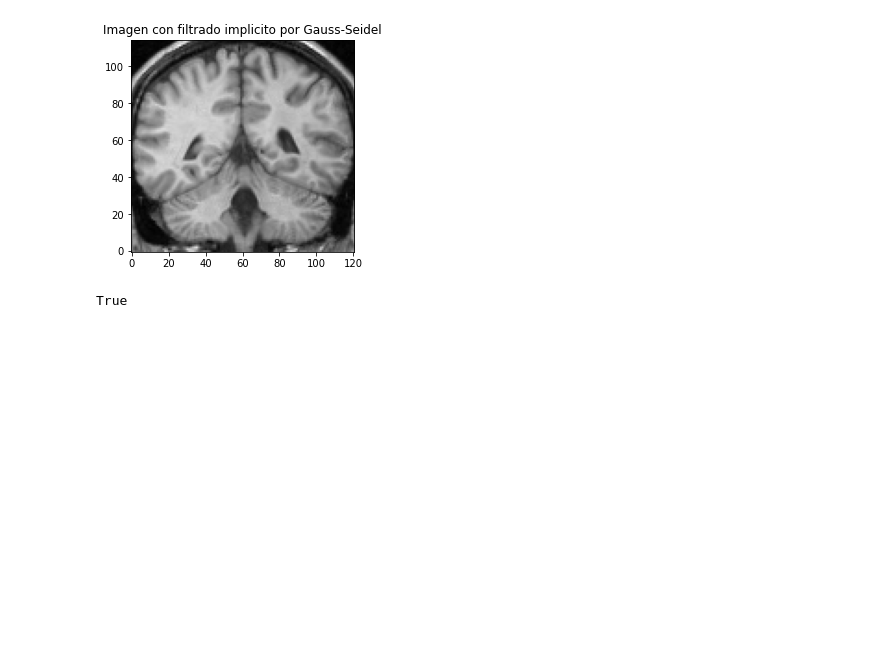
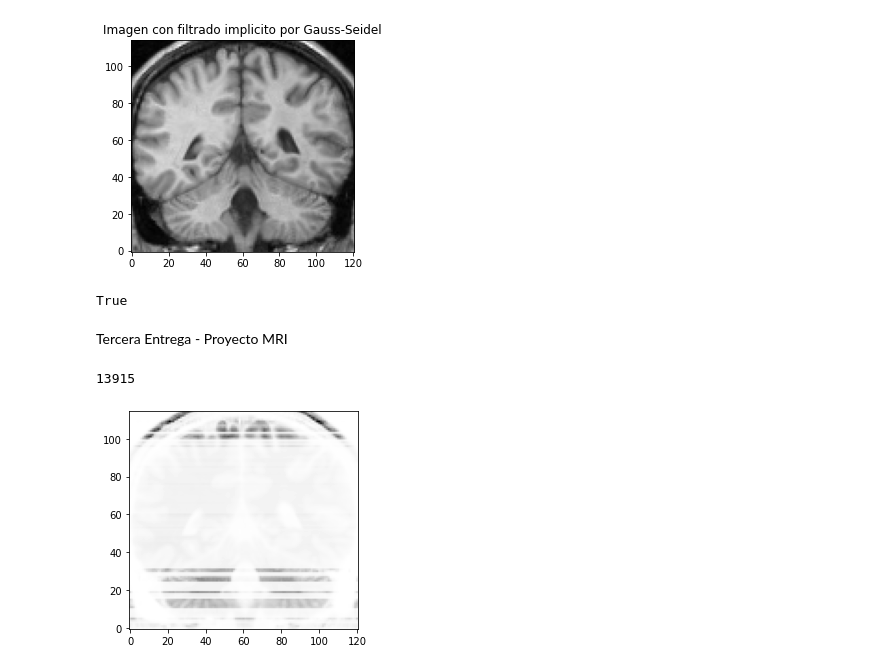
Before and after one commit to fabiansvc/project-mri, a Jupyter notebook: main.ipynb, the cells around one changed output. Drawn from its saved outputs; the diff is of its cells as text; code cells hidden in the pictures; blank space fills up the shorter version.

Commit message:
implementacion newton rapson, entrega numero 3

```diff
--- a/main.ipynb
+++ b/main.ipynb
@@ -235,7 +232,7 @@ def gaussseidel_method(A, x, b, maxit, tol):
 
     Q_tri_inf = np.tril(A, 0)
 
-    return method(A, x, b, Q_tri_inf, maxit, tol)
+    return general_method(A, x, b, Q_tri_inf, maxit, tol)
 # %%
 def x_to_img(img, x):
     i = j = 0
@@ -318,3 +314,40 @@ cv2.imwrite('img_8_4_j_05_10i.png', im2)
 cv2.imwrite('img_8_4_g_05_10i.png', im3)
 # %% [output]
 True
+# %% [markdown]
+Tercera Entrega - Proyecto MRI
+# %%
+# Media
+
+def media(img):
+    #percentil = stats.scoreatpercentile(img.flatten(), 20)
+    #median = np.median(img.flatten().flatten())
+    mean = np.mean(img.flatten())
+    #mode = np.mean(img)
+    return np.multiply(img, 1/mean)
+# %%
+def newtonRapson(im, n):
+    x_k_anterior = media(im)
+
+    A, x0, b1 = create_A_x_b(im, 1)
+    img = np.array([im.flatten()]).T
+    x_k_anterior = np.array([x_k_anterior.flatten()]).T
+
+    i = 0
+    while(i < n):
+        b = img * x_k_anterior
+        delta_x, count, errado = jacobi_method(A, x0, b, 1, 0.1)
+        x = x_k_anterior - delta_x
+        x_k_anterior = x
+        i += 1
+
+    return x_k_anterior
+# %%
+image = newtonRapson(img2, 1)
+# %% [output]
+13915
+# %%
+plt.imshow(x_to_img(img2, image).T, origin = 'lower', cmap = 'gray')
+plt.show()
+# %% [output]
+[figure, added]
```
Also changed, not shown: parts of 6 cells of this notebook, 1 other file.
